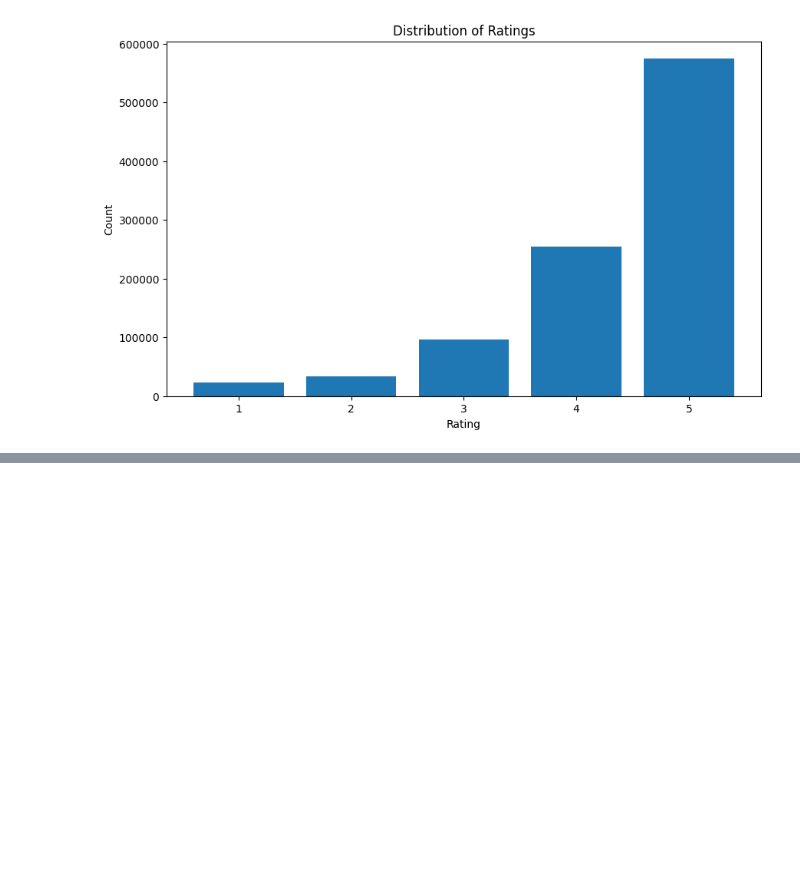
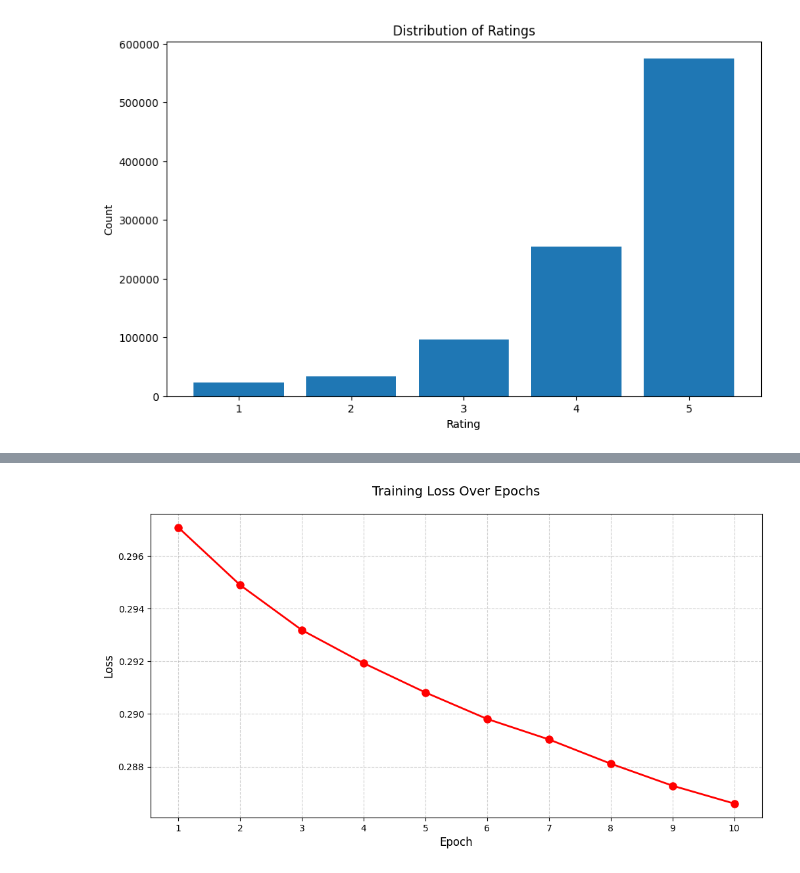
Before and after one commit to BeWelsh/Reccomendation-System, a Jupyter notebook: NCF/NCF.ipynb, the cells around one changed output, grey strips where cells are left out. Drawn from its saved outputs; the diff is of its cells as text; code cells hidden in the pictures; blank space fills up the shorter version.

```diff
--- a/NCF/NCF.ipynb
+++ b/NCF/NCF.ipynb
@@ -473,0 +465,31 @@ asins
+# %%
+train, test = leave_one_out_split(clean_df)
+train_dataset = RatingDataset(train)
+train_loader = torch.utils.data.DataLoader(train_dataset, batch_size=128, shuffle=True)
+
+test_dataset = RatingDataset(test)
+test_loader = torch.utils.data.DataLoader(test_dataset, batch_size=128, shuffle=False)
+# %%
+model2 = NCF(num_users, num_items, embedding_dimension=8, mlp_layers=[16, 8])
+model2.train()
+
+criterion = nn.BCELoss()
+optimizer = optim.Adam(model.parameters(), lr=0.001)
+
+running_losses = []
+
+# Training loop
+epochs = 10
+for epoch in range(epochs):
+    total_loss = 0.0
+    for batch_users, batch_items, batch_ratings in train_loader:
+        optimizer.zero_grad()
+        predictions = model(batch_users, batch_items)
+        loss = criterion(predictions, batch_ratings)
+        loss.backward()
+        optimizer.step()
+        total_loss += loss.item() * batch_users.size(0)
+
+    avg_loss = total_loss / len(train_dataset)
+    running_losses.append(avg_loss)
+    print(f"Epoch {epoch+1}/{epochs}, Loss: {avg_loss:.4f}")
@@ -473,0 +507,4 @@ asins
+# %%
+plot_training_history(running_losses, "training_history.png")
+# %% [output]
+[figure, added]
```
Also changed, not shown: parts of 17 cells of this notebook, 6 other files.
